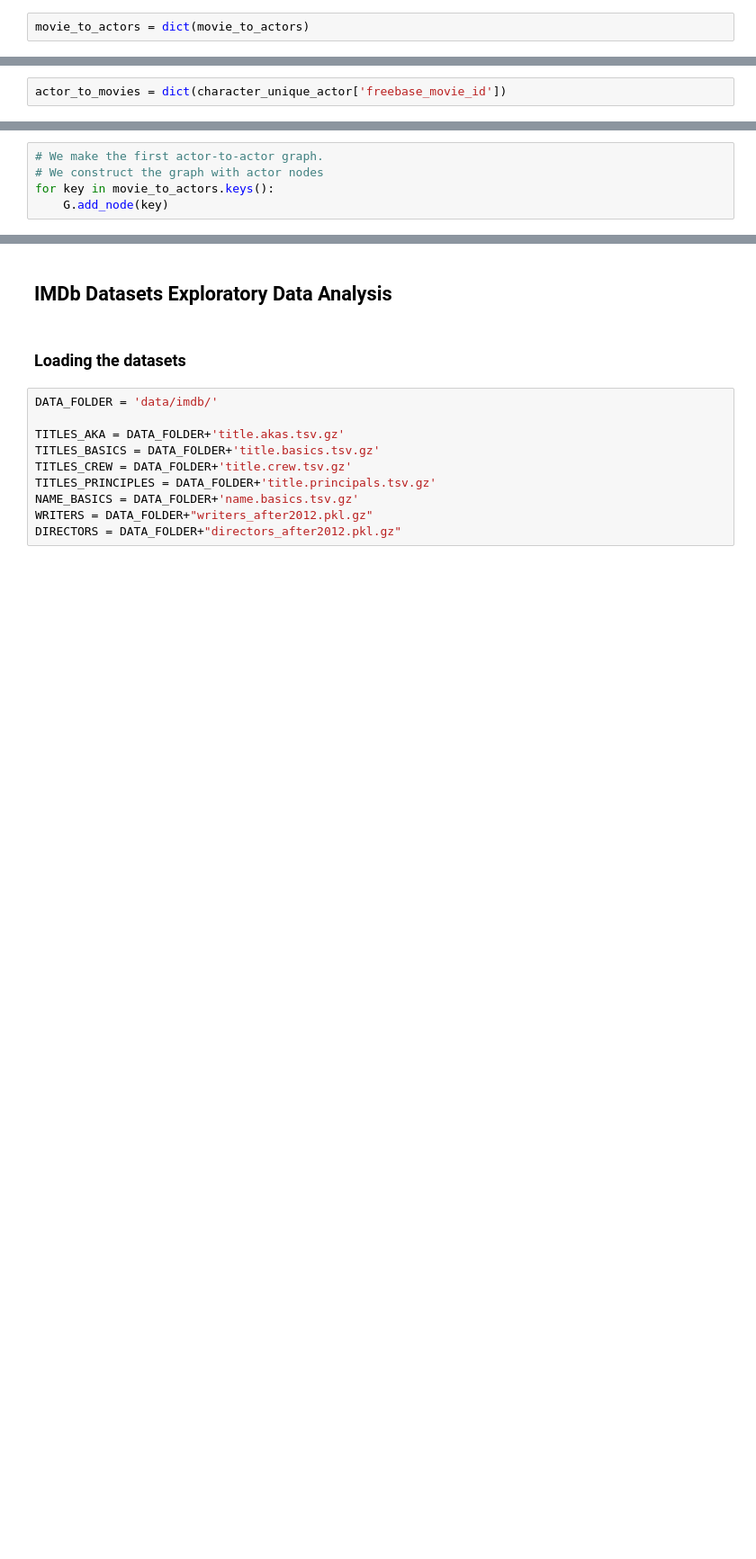
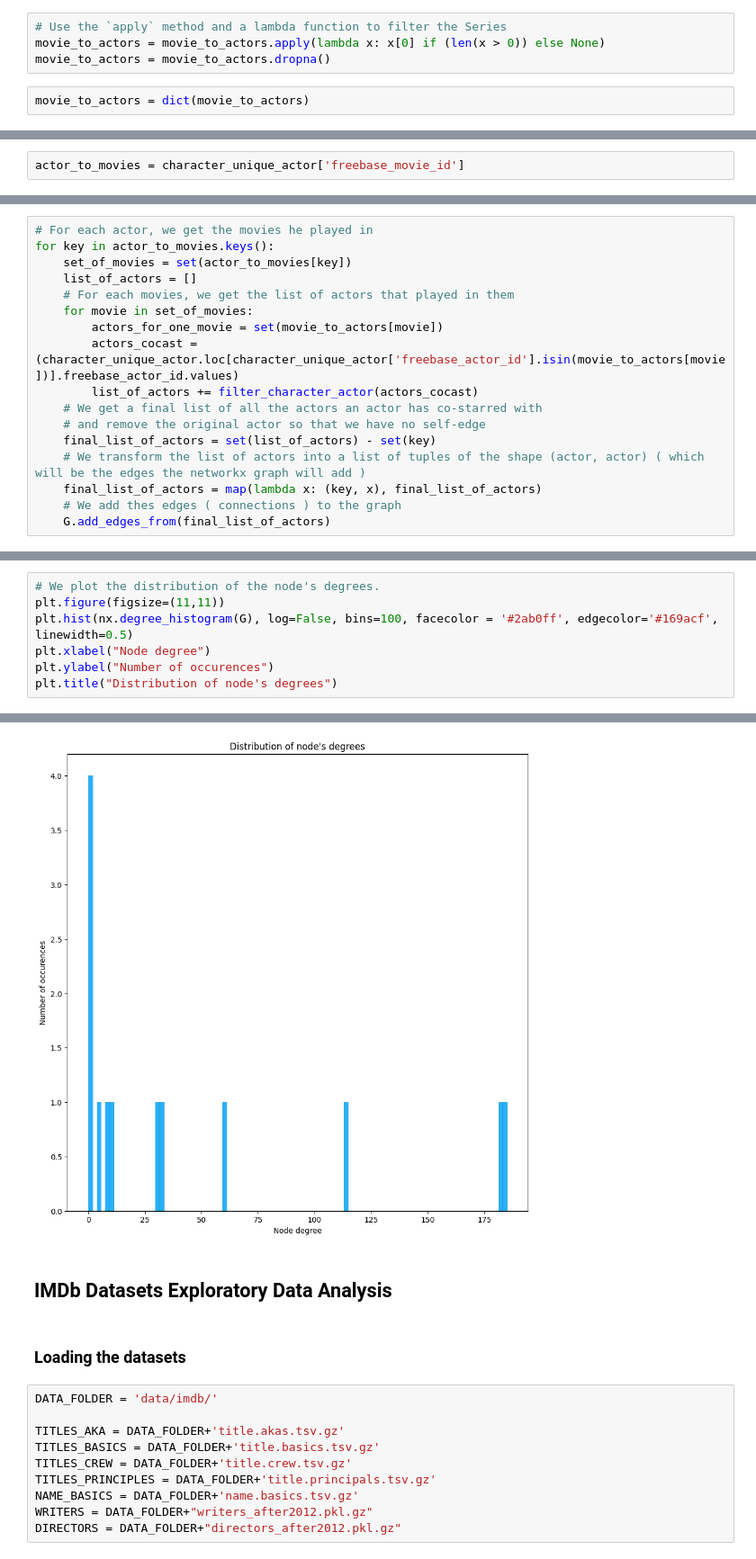
Before and after one commit to epfl-ada/ada-2022-project-shno, a Jupyter notebook: cmu_analysis.ipynb, the cells around one changed output, grey strips where cells are left out. Shown at 90% size. Saved outputs shown, nothing was run; the diff lists cells and outputs as text; blank space fills up the shorter version.

```diff
--- a/cmu_analysis.ipynb
+++ b/cmu_analysis.ipynb
@@ -721,2 +813,6 @@ movie_to_actors = character_meta[['freebase_actor_id','freebase_movie_id']].grou
+# %%
+# Use the `apply` method and a lambda function to filter the Series
+movie_to_actors = movie_to_actors.apply(lambda x: x[0] if (len(x > 0)) else None)
+movie_to_actors = movie_to_actors.dropna()
 # %%
 movie_to_actors = dict(movie_to_actors)
@@ -723,2 +839,2 @@ movie_to_actors = dict(movie_to_actors)
 # %%
-actor_to_movies = dict(character_unique_actor['freebase_movie_id'])
+actor_to_movies = character_unique_actor['freebase_movie_id']
@@ -732,5 +840,0 @@ for key in actor_to_movies.keys():
-# %%
-# We make the first actor-to-actor graph.
-# We construct the graph with actor nodes
-for key in movie_to_actors.keys():
-    G.add_node(key)
@@ -742,3 +865,20 @@ for movie_id, actor_ids in movie_to_actors.items():
+# %%
+# For each actor, we get the movies he played in
+for key in actor_to_movies.keys():
+    set_of_movies = set(actor_to_movies[key])
+    list_of_actors = []
+    # For each movies, we get the list of actors that played in them
+    for movie in set_of_movies:
+        actors_for_one_movie = set(movie_to_actors[movie])
+        actors_cocast = (character_unique_actor.loc[character_unique_actor['freebase_actor_id'].isin(movie_to_actors[movie])].freebase_actor_id.values)
+        list_of_actors += filter_character_actor(actors_cocast)
+    # We get a final list of all the actors an actor has co-starred with
+    # and remove the original actor so that we have no self-edge
+    final_list_of_actors = set(list_of_actors) - set(key)
+    # We transform the list of actors into a list of tuples of the shape (actor, actor) ( which will be the edges the networkx graph will add )
+    final_list_of_actors = map(lambda x: (key, x), final_list_of_actors)
+    # We add thes edges ( connections ) to the graph
+    G.add_edges_from(final_list_of_actors)
 # %%
 G.size()
 # %% [output]
@@ -756,0 +900,8 @@ nx.draw(G, with_labels=True)
+# %%
+# We plot the distribution of the node's degrees.
+plt.figure(figsize=(11,11))
+plt.hist(nx.degree_histogram(G), log=False, bins=100, facecolor = '#2ab0ff', edgecolor='#169acf', linewidth=0.5)
+plt.xlabel("Node degree")
+plt.ylabel("Number of occurences")
+plt.title("Distribution of node's degrees")
+# %% [output]
@@ -757,3 +909,4 @@ nx.draw(G, with_labels=True)
+[figure, added]
 # %% [markdown]
 ## IMDb Datasets Exploratory Data Analysis
 # %% [markdown]
```
Also changed, not shown: parts of 26 cells of this notebook.
